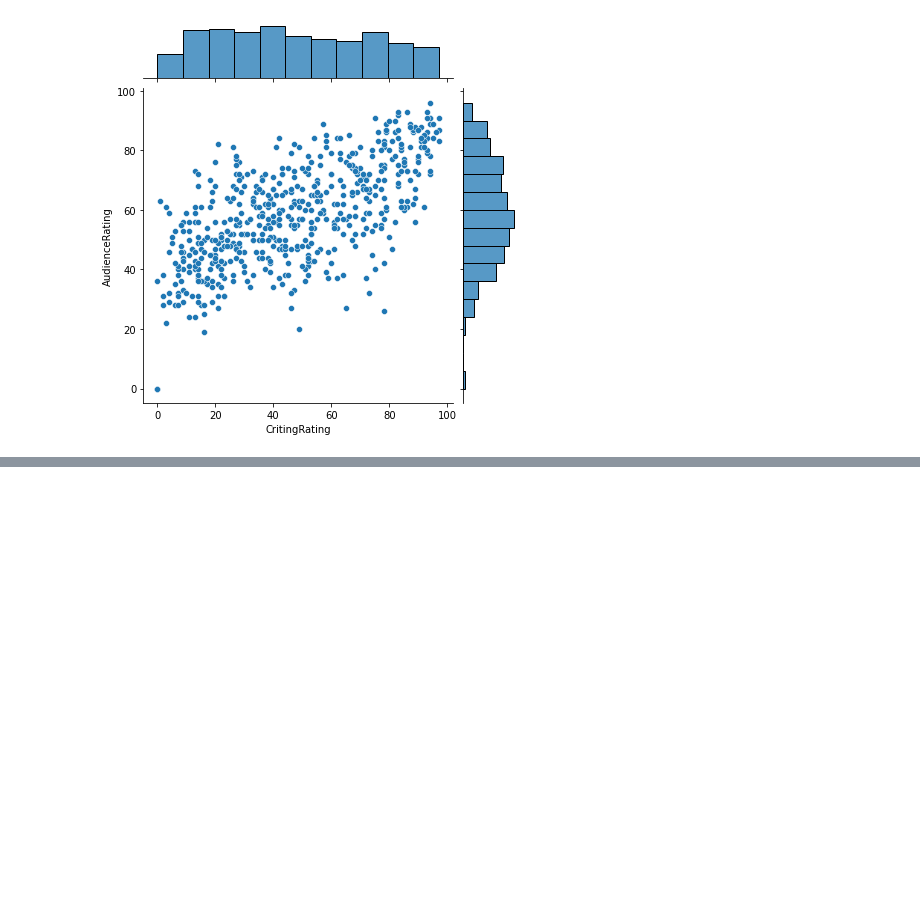
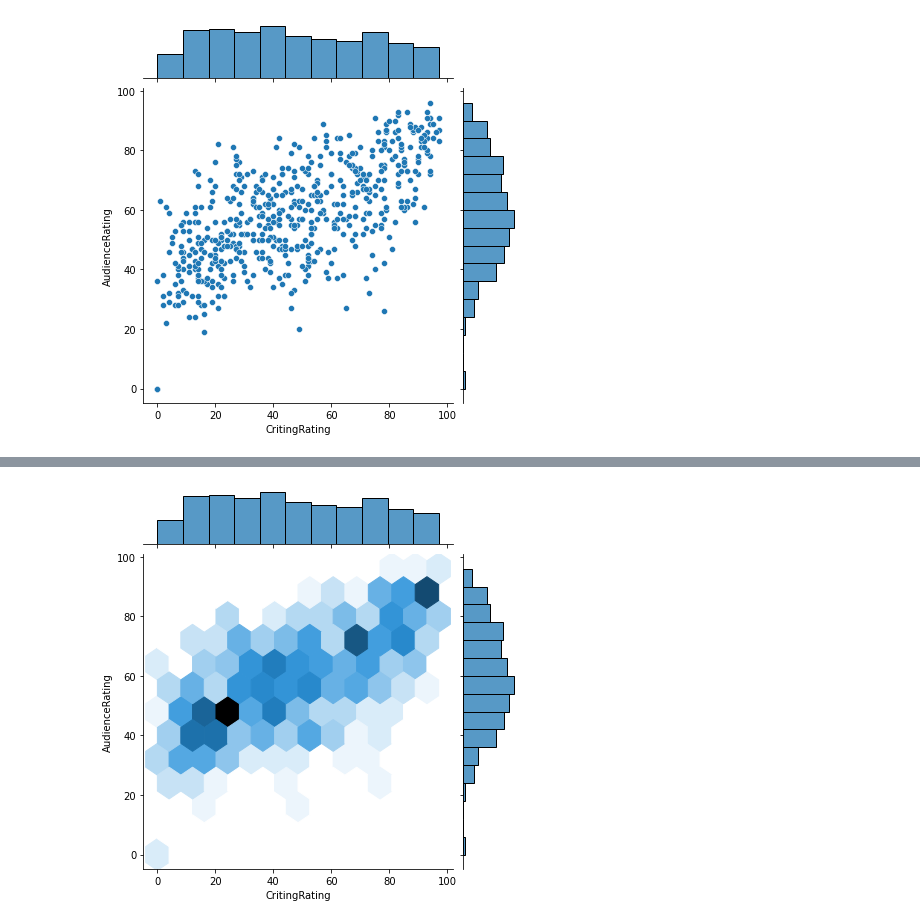
Before and after one commit to 07vikash/Movie-Rating-analysis, a Jupyter notebook: Movie-rating-analysis.ipynb, the cells around one changed output, grey strips where cells are left out. Cells and saved outputs as stored; diff of their text form; code cells hidden in the pictures; blank space fills up the shorter version.

```diff
--- a/Movie-rating-analysis.ipynb
+++ b/Movie-rating-analysis.ipynb
@@ -248,0 +257,4 @@ vis1 = sns.jointplot(data = movieData, x = 'CritingRating', y = 'AudienceRating'
+# %%
+vis3 = sns.jointplot(data =movieData, x='CritingRating', y='AudienceRating', kind='hex')
+# %% [output]
+[figure, added]
```
Also changed, not shown: parts of 4 cells of this notebook.
